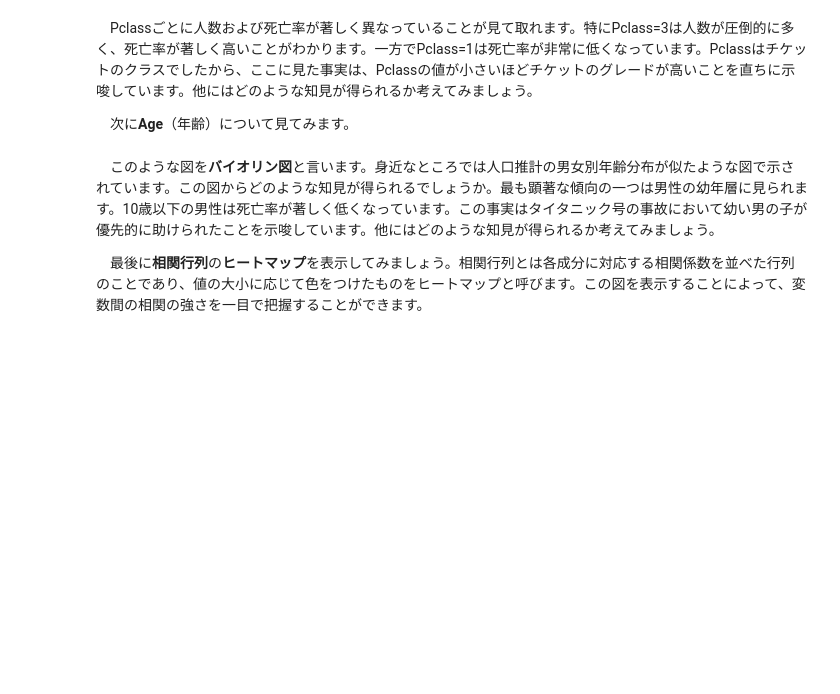
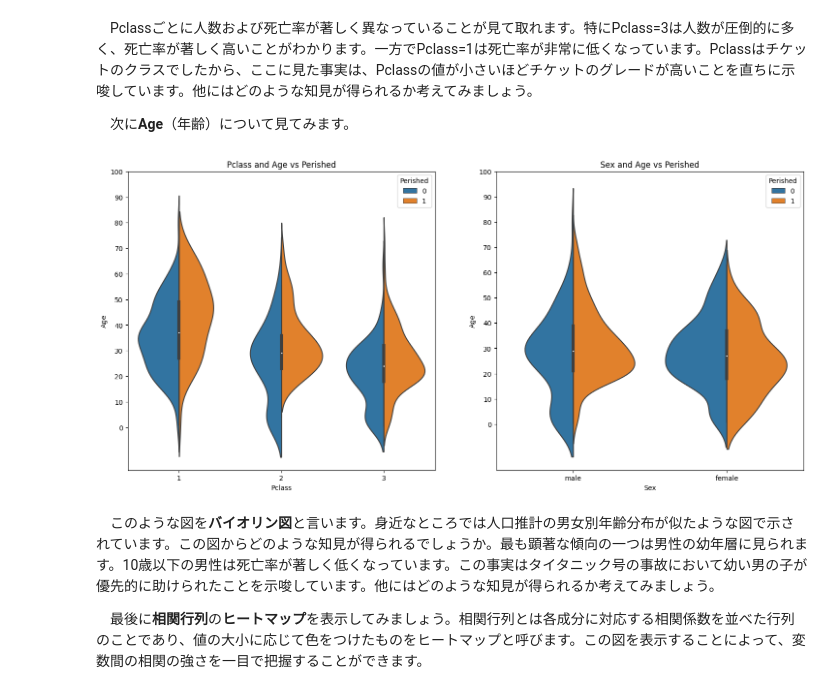
Before and after one commit to Kodai-study/CGI, a Jupyter notebook: コンペ第1回/demo/beginner.ipynb, the cells around one changed output. Drawn from its saved outputs; the diff is of its cells as text; code cells hidden in the pictures; blank space fills up the shorter version.

```diff
--- a/コンペ第1回/demo/beginner.ipynb
+++ b/コンペ第1回/demo/beginner.ipynb
@@ -122,14 +196,17 @@ plt.show()
 
 　次に**Age**（年齢）について見てみます。
 # %%
-f,ax=plt.subplots(1,2,figsize=(18,8))
-sns.violinplot(x="Pclass",y="Age", hue="Perished", data=df,split=True,ax=ax[0])
+f, ax = plt.subplots(1, 2, figsize=(18, 8))
+sns.violinplot(x="Pclass", y="Age", hue="Perished",
+               data=df, split=True, ax=ax[0])
 ax[0].set_title('Pclass and Age vs Perished')
-ax[0].set_yticks(range(0,110,10))
-sns.violinplot(x="Sex",y="Age", hue="Perished", data=df,split=True,ax=ax[1])
+ax[0].set_yticks(range(0, 110, 10))
+sns.violinplot(x="Sex", y="Age", hue="Perished", data=df, split=True, ax=ax[1])
 ax[1].set_title('Sex and Age vs Perished')
-ax[1].set_yticks(range(0,110,10))
+ax[1].set_yticks(range(0, 110, 10))
 plt.show()
+# %% [output]
+[figure, added]
 # %% [markdown]
 　このような図を**バイオリン図**と言います。身近なところでは人口推計の男女別年齢分布が似たような図で示されています。この図からどのような知見が得られるでしょうか。最も顕著な傾向の一つは男性の幼年層に見られます。10歳以下の男性は死亡率が著しく低くなっています。この事実はタイタニック号の事故において幼い男の子が優先的に助けられたことを示唆しています。他にはどのような知見が得られるか考えてみましょう。
 
```
Also changed, not shown: parts of 11 cells of this notebook, 1 other file.
